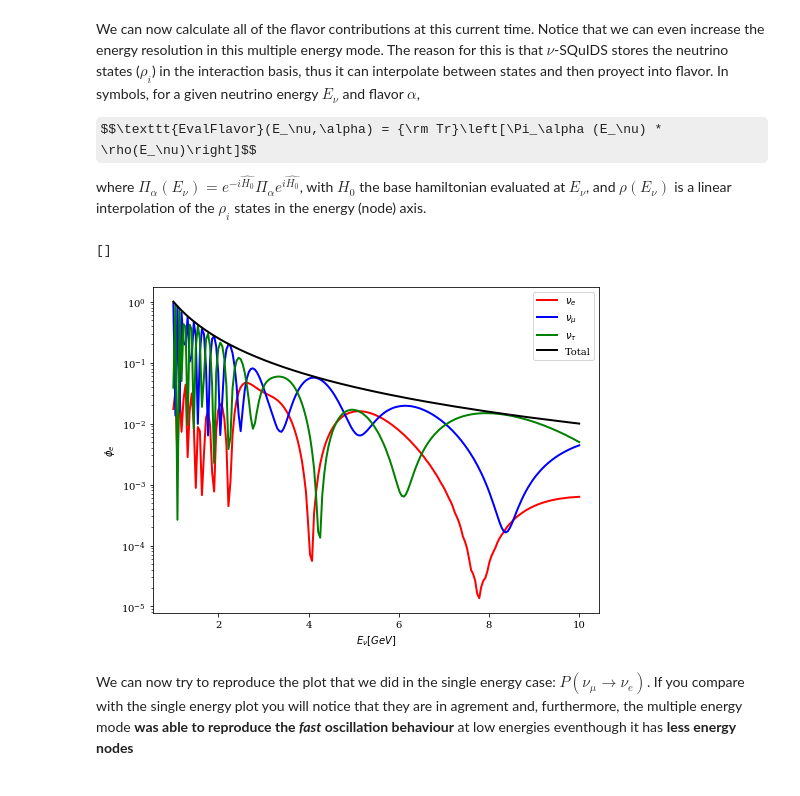
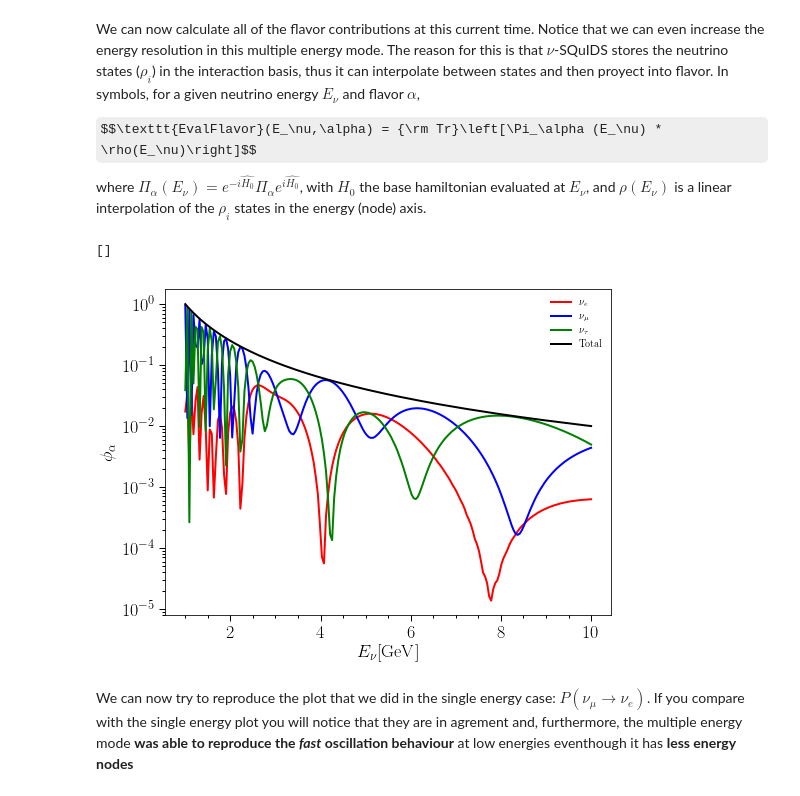
Before and after one commit to arguelles/nuSQuIDS, a Jupyter notebook: resources/python/example/nuSQUIDS-DEMO.ipynb, the cells around one changed output. Saved outputs shown, nothing was run; the diff lists cells and outputs as text; code cells hidden in the pictures; some formulas as TeX source.

```diff
--- a/resources/python/example/nuSQUIDS-DEMO.ipynb
+++ b/resources/python/example/nuSQUIDS-DEMO.ipynb
@@ -9,6 +9,7 @@ import matplotlib.pyplot as plt
 import nuSQUIDSTools
 import numpy as np
 mpl.rc('font', family='serif', size=20)
+plt.style.use('./paper.mplstyle')
 # %% [markdown]
 Welcome to the $\nu$-SQuIDS demo. In
 this notebook we will demostrate some of the functionalities of the $\nu$-SQuIDS' python bindings. All of the calculations performed here can also be done in the C++ interface. Enjoy :)! Carlos, Jordi & Chris.
@@ -324,18 +321,18 @@ total = nu_e + nu_mu + nu_tau
 # %%
 plt.figure(figsize = (8,6))
 
-plt.xlabel(r"$E_\nu [GeV]$")
-plt.ylabel(r"$\phi_e$")
+plt.xlabel(r"$E_\nu [{\rm GeV}]$")
+plt.ylabel(r"$\phi_\alpha$")
 
 plt.plot(e_range,nu_e, lw = 2, color = 'red', label = r"$\nu_e$")
 plt.plot(e_range,nu_mu, lw = 2, color = 'blue', label = r"$\nu_\mu$")
 plt.plot(e_range,nu_tau, lw = 2, color = 'green', label = r"$\nu_\tau$")
 plt.plot(e_range,total, lw = 2, color = 'black', label = r"Total")
 plt.legend(fancybox = True, fontsize = 10)
 plt.semilogy()
 # %% [output]
 []
-[figure, old version]
+[figure, new version]
 # %% [markdown]
 We can now try to reproduce the plot that we did in the single energy case: $P(\nu_\mu \to \nu_e)$. If you compare with the single energy plot you will notice that they are in agrement and, furthermore, the multiple energy mode **was able to reproduce the *fast* oscillation behaviour** at low energies eventhough it has **less energy nodes**
 # %%
```
Also changed, not shown: parts of 24 cells of this notebook, 6 other files.
